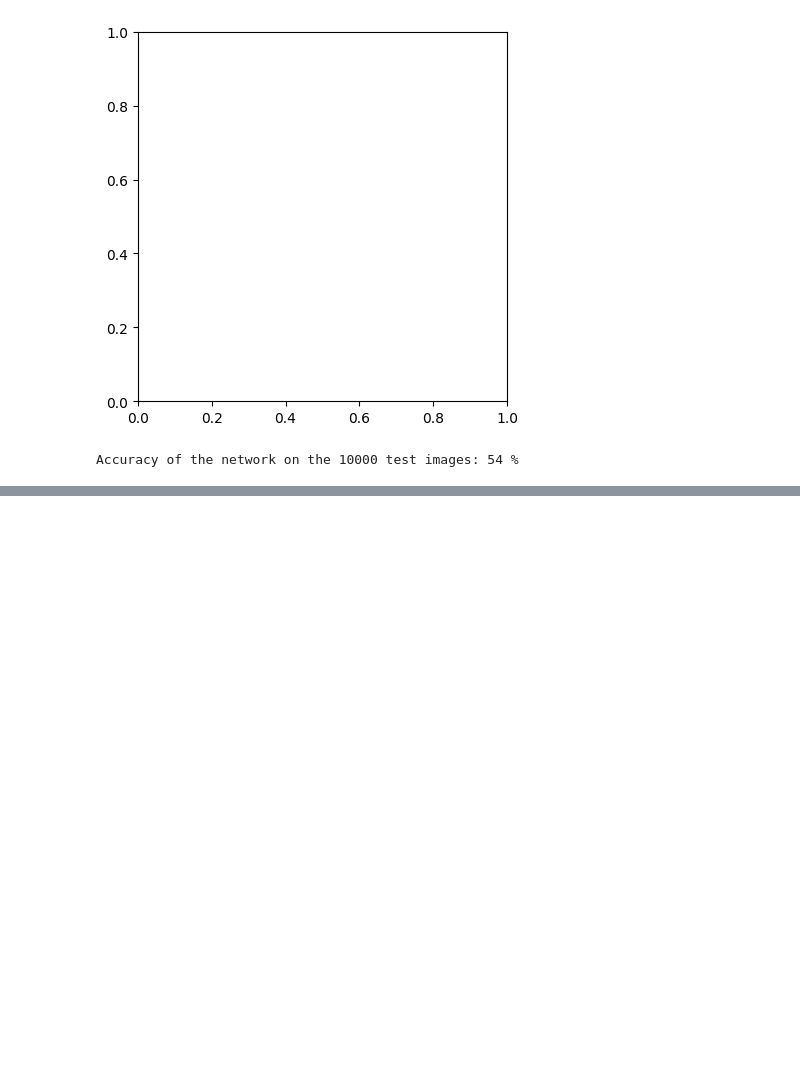
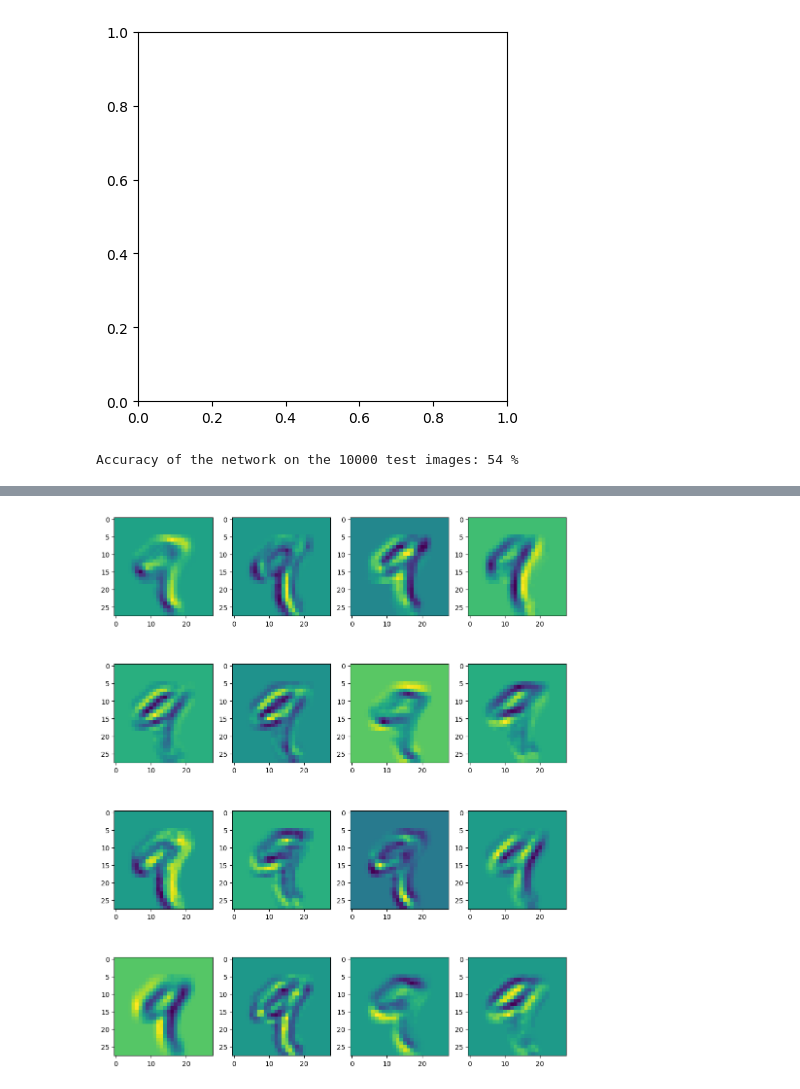
Before and after one commit to Rishub-Handa/ml-reference, a Jupyter notebook: image-classifier.ipynb, the cells around one changed output, grey strips where cells are left out. Cells and saved outputs as stored; diff of their text form; code cells hidden in the pictures; blank space fills up the shorter version.

```diff
--- a/image-classifier.ipynb
+++ b/image-classifier.ipynb
@@ -128,0 +347,24 @@ Accuracy of the network on the 10000 test images: 54 %
+# %%
+activation = {}
+def get_activation(name):
+    def hook(model, input, output):
+        activation[name] = output.detach()
+    return hook
+
+model.conv1.register_forward_hook(get_activation('conv1'))
+data, _ = train_dataset[4]
+data=data.to(device)
+data.unsqueeze_(0)
+output = model(data)
+
+k=0
+act = activation['conv1'].squeeze()
+fig,ax = plt.subplots(4,4,figsize=(12, 15))
+
+for i in range(act.size(0)//4):
+        for j in range(act.size(0)//4):
+           ax[i,j].imshow(act[k].detach().cpu().numpy())
+           k+=1
+           plt.savefig('fm1.png')
+# %% [output]
+[figure, added]
```
Also changed, not shown: parts of 11 cells of this notebook, 1 other file.
